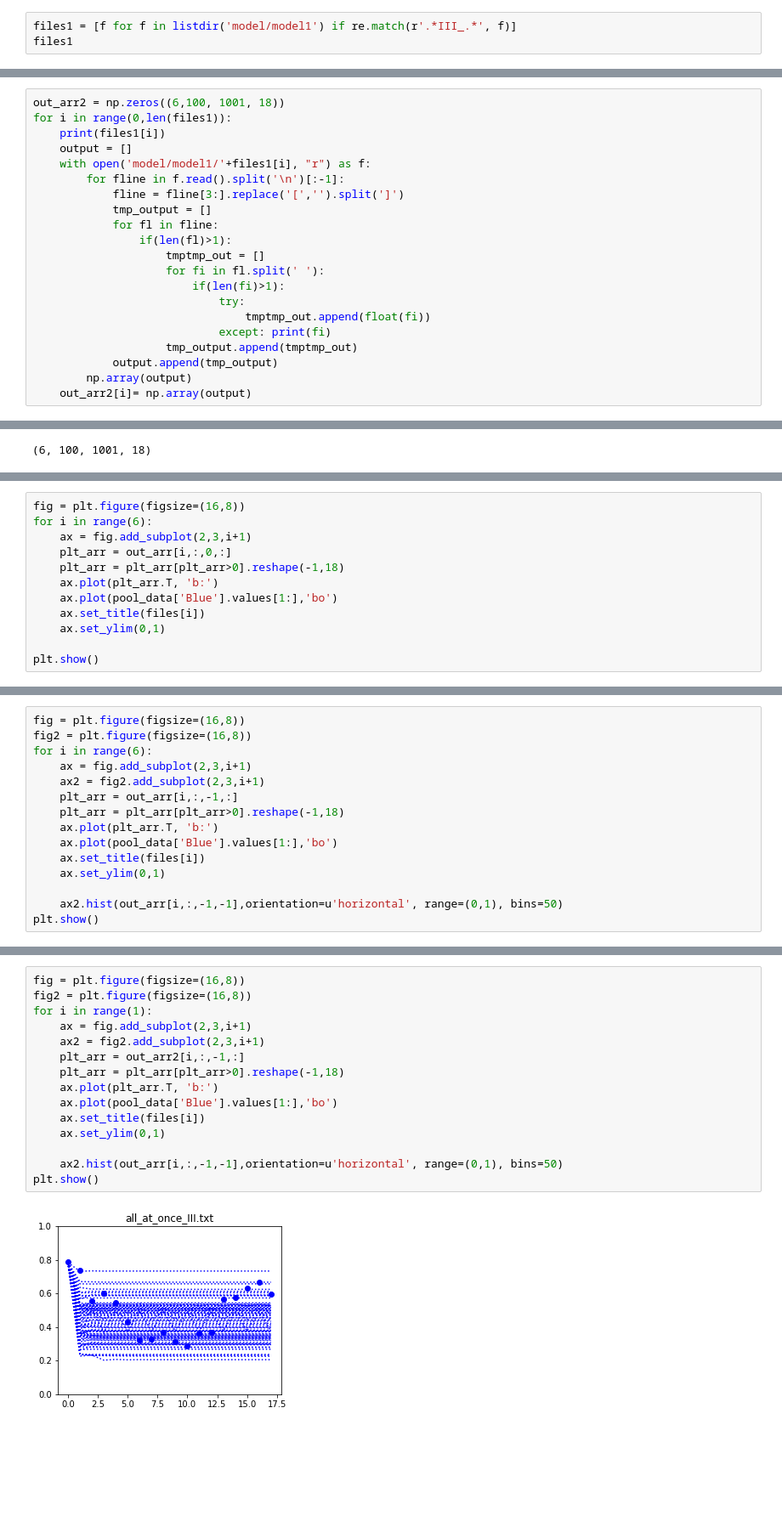
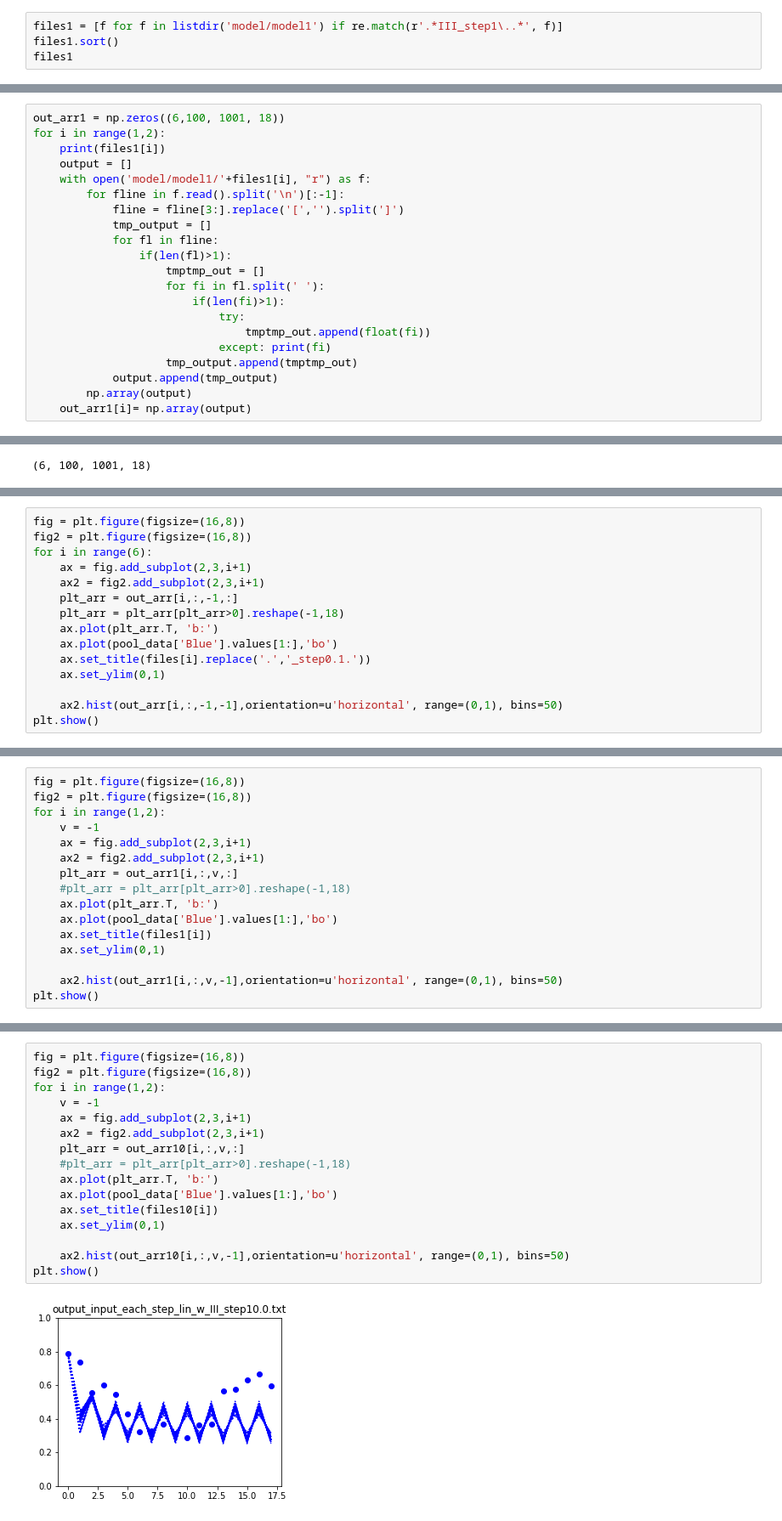
Before and after one commit to MarBry111/Forecast_Election_Poland, a Jupyter notebook: Model_I_visualisation.ipynb, the cells around one changed output, grey strips where cells are left out. Shown at 85% size. Cells and saved outputs as stored; diff of their text form; blank space fills up the shorter version.

```diff
--- a/Model_I_visualisation.ipynb
+++ b/Model_I_visualisation.ipynb
@@ -73,4 +80,5 @@ files
 # %%
-files1 = [f for f in listdir('model/model1') if re.match(r'.*III_.*', f)]
+files1 = [f for f in listdir('model/model1') if re.match(r'.*III_step1\..*', f)]
+files1.sort()
 files1
 # %% [output]
@@ -104,8 +112,8 @@ output_input_each_epoch_lin_w_III.txt
 output_input_each_step_III.txt
 output_input_each_step_lin_w_III.txt
 # %%
-out_arr2 = np.zeros((6,100, 1001, 18))
-for i in range(0,len(files1)):
+out_arr1 = np.zeros((6,100, 1001, 18))
+for i in range(1,2):
     print(files1[i])
     output = []
     with open('model/model1/'+files1[i], "r") as f:
@@ -123,5 +131,5 @@ for i in range(0,len(files1)):
                     tmp_output.append(tmptmp_out)
             output.append(tmp_output)
         np.array(output)
-    out_arr2[i]= np.array(output)
+    out_arr1[i]= np.array(output)
 # %% [output]
@@ -133,13 +166,16 @@ out_arr.shape
 # %%
 fig = plt.figure(figsize=(16,8))
+fig2 = plt.figure(figsize=(16,8))
 for i in range(6):
     ax = fig.add_subplot(2,3,i+1)
-    plt_arr = out_arr[i,:,0,:]
+    ax2 = fig2.add_subplot(2,3,i+1)
+    plt_arr = out_arr[i,:,-1,:]
     plt_arr = plt_arr[plt_arr>0].reshape(-1,18)
     ax.plot(plt_arr.T, 'b:')
     ax.plot(pool_data['Blue'].values[1:],'bo')
-    ax.set_title(files[i])
+    ax.set_title(files[i].replace('.','_step0.1.'))
     ax.set_ylim(0,1)
 
+    ax2.hist(out_arr[i,:,-1,-1],orientation=u'horizontal', range=(0,1), bins=50)
 plt.show()
 # %% [output]
@@ -147,16 +186,17 @@ plt.show()
 # %%
 fig = plt.figure(figsize=(16,8))
 fig2 = plt.figure(figsize=(16,8))
-for i in range(6):
+for i in range(1,2):
+    v = -1
     ax = fig.add_subplot(2,3,i+1)
     ax2 = fig2.add_subplot(2,3,i+1)
-    plt_arr = out_arr[i,:,-1,:]
-    plt_arr = plt_arr[plt_arr>0].reshape(-1,18)
+    plt_arr = out_arr1[i,:,v,:]
+    #plt_arr = plt_arr[plt_arr>0].reshape(-1,18)
     ax.plot(plt_arr.T, 'b:')
     ax.plot(pool_data['Blue'].values[1:],'bo')
-    ax.set_title(files[i])
+    ax.set_title(files1[i])
     ax.set_ylim(0,1)
 
-    ax2.hist(out_arr[i,:,-1,-1],orientation=u'horizontal', range=(0,1), bins=50)
+    ax2.hist(out_arr1[i,:,v,-1],orientation=u'horizontal', range=(0,1), bins=50)
 plt.show()
 # %% [output]
@@ -165,17 +207,18 @@ plt.show()
 # %%
 fig = plt.figure(figsize=(16,8))
 fig2 = plt.figure(figsize=(16,8))
-for i in range(1):
+for i in range(1,2):
+    v = -1
     ax = fig.add_subplot(2,3,i+1)
     ax2 = fig2.add_subplot(2,3,i+1)
-    plt_arr = out_arr2[i,:,-1,:]
-    plt_arr = plt_arr[plt_arr>0].reshape(-1,18)
+    plt_arr = out_arr10[i,:,v,:]
+    #plt_arr = plt_arr[plt_arr>0].reshape(-1,18)
     ax.plot(plt_arr.T, 'b:')
     ax.plot(pool_data['Blue'].values[1:],'bo')
-    ax.set_title(files[i])
+    ax.set_title(files10[i])
     ax.set_ylim(0,1)
 
-    ax2.hist(out_arr[i,:,-1,-1],orientation=u'horizontal', range=(0,1), bins=50)
+    ax2.hist(out_arr10[i,:,v,-1],orientation=u'horizontal', range=(0,1), bins=50)
 plt.show()
 # %% [output]
-[figure, old version]
+[figure, new version]
```
Also changed, not shown: parts of 10 cells of this notebook, 8 other files.
